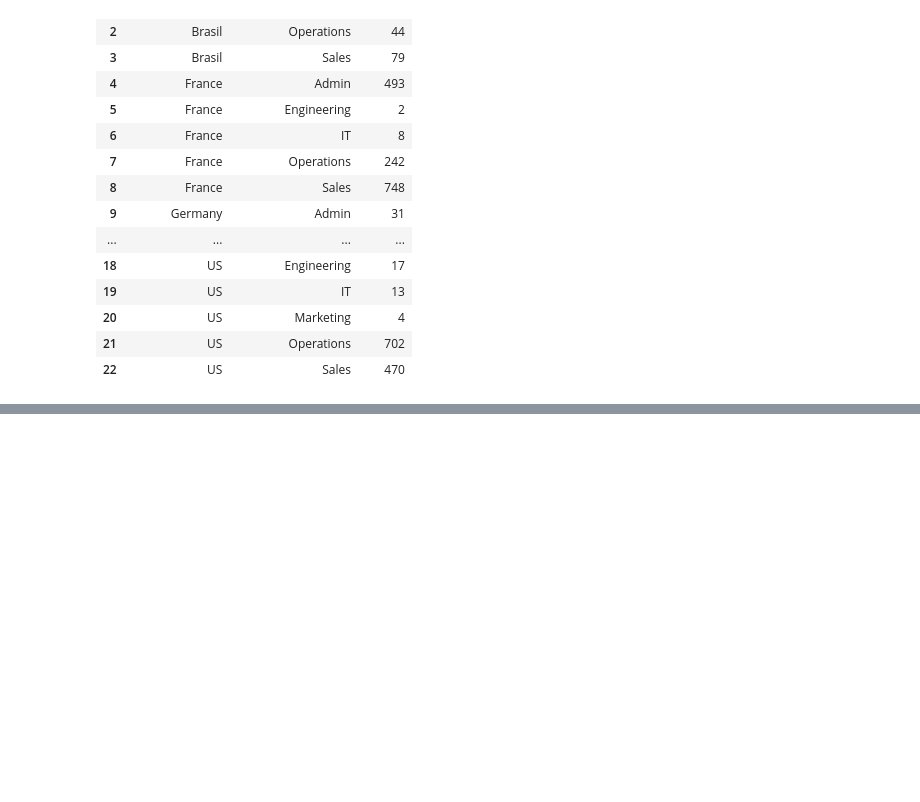
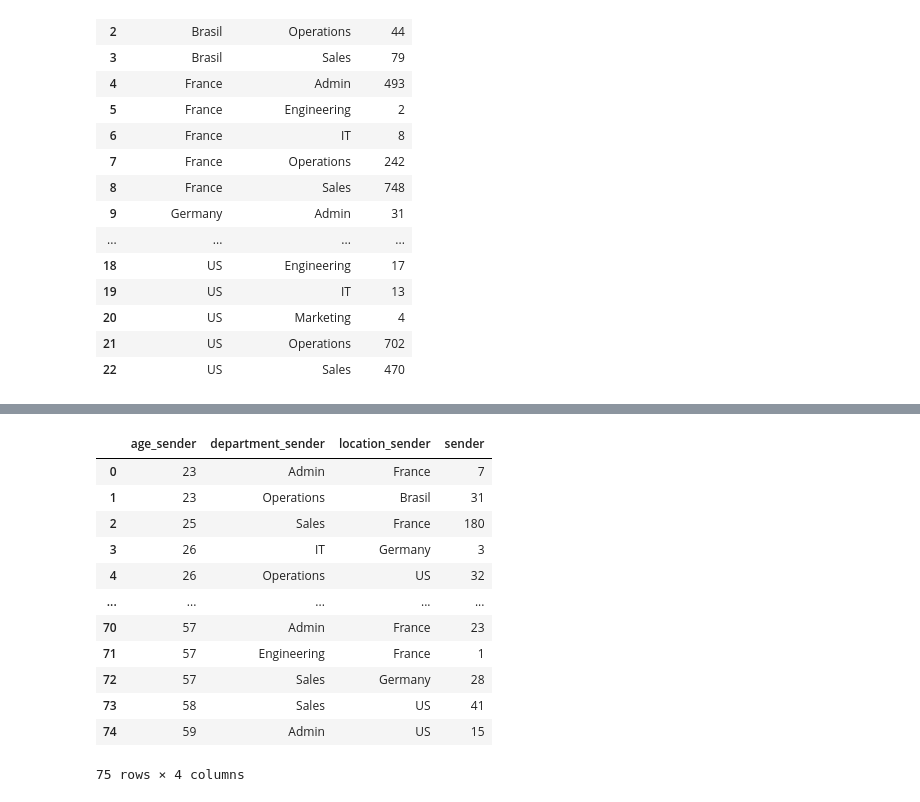
Before and after one commit to nicholastangyx/Datacamp-Competition-Employee-Network-Analysis-, a Jupyter notebook: Analysis.ipynb, the cells around one changed output, grey strips where cells are left out. Saved outputs shown, nothing was run; the diff lists cells and outputs as text; code cells hidden in the pictures; blank space fills up the shorter version.

```diff
--- a/Analysis.ipynb
+++ b/Analysis.ipynb
@@ -465,0 +436,20 @@ df2[df2.sender == 128]
+# %%
+k = df2[['sender','department_sender', 'location_sender', 'age_sender']]
+k2 = k.groupby(['age_sender', 'department_sender', 'location_sender']).agg({'sender': 'count'}).reset_index()
+k3 = k2[(k2.department_sender == 'Admin') & (k2.location_sender == 'US')]
+
+k2
+# %% [output]
+|  | age_sender | department_sender | location_sender | sender |
+| 0 | 23 | Admin | France | 7 |
+| 1 | 23 | Operations | Brasil | 31 |
+| 2 | 25 | Sales | France | 180 |
+| 3 | 26 | IT | Germany | 3 |
+| 4 | 26 | Operations | US | 32 |
+| ... | ... | ... | ... | ... |
+| 70 | 57 | Admin | France | 23 |
+| 71 | 57 | Engineering | France | 1 |
+| 72 | 57 | Sales | Germany | 28 |
+| 73 | 58 | Sales | US | 41 |
+| 74 | 59 | Admin | US | 15 |
+75 rows × 4 columns
```
Also changed, not shown: parts of 12 cells of this notebook.
